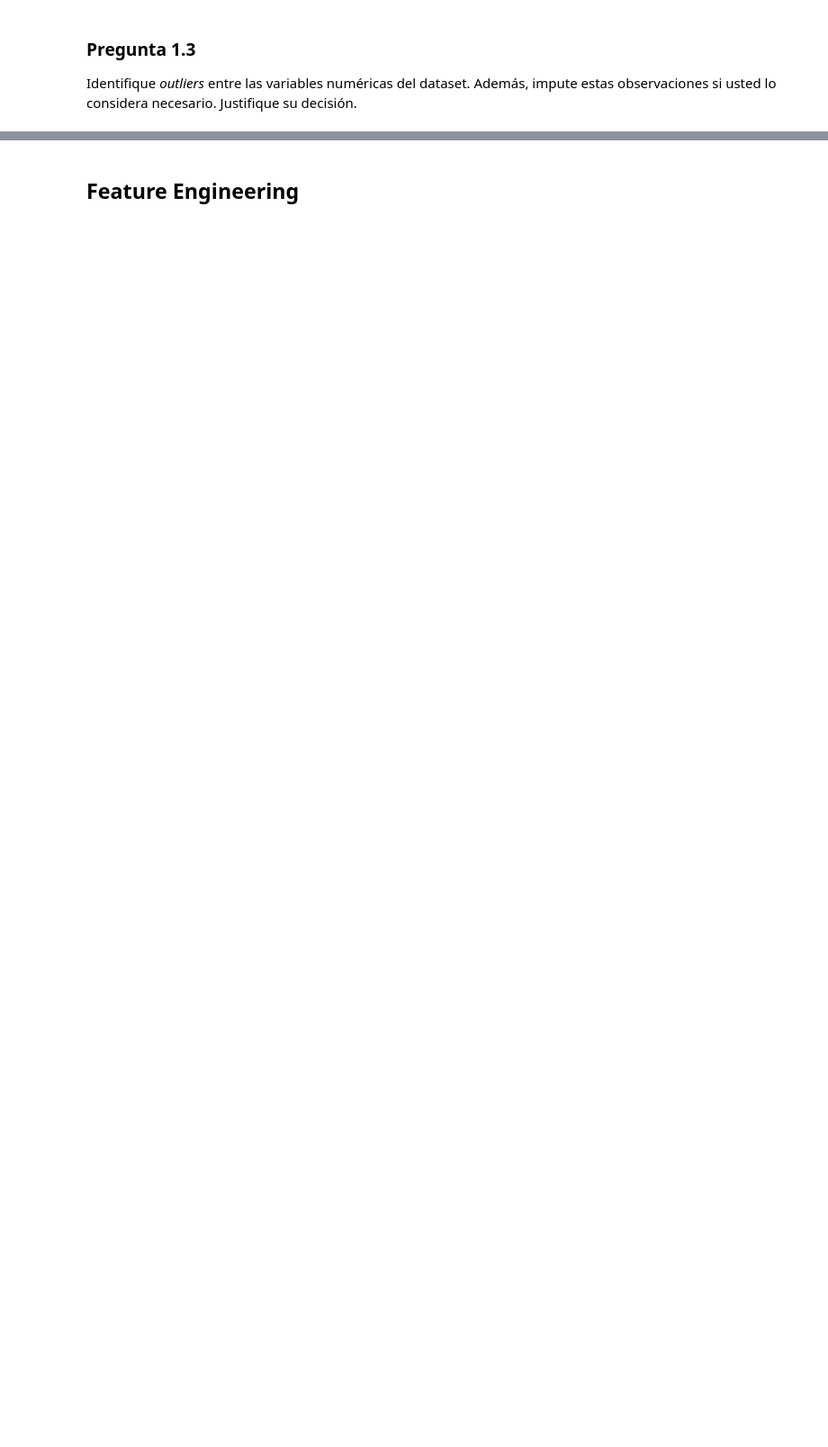
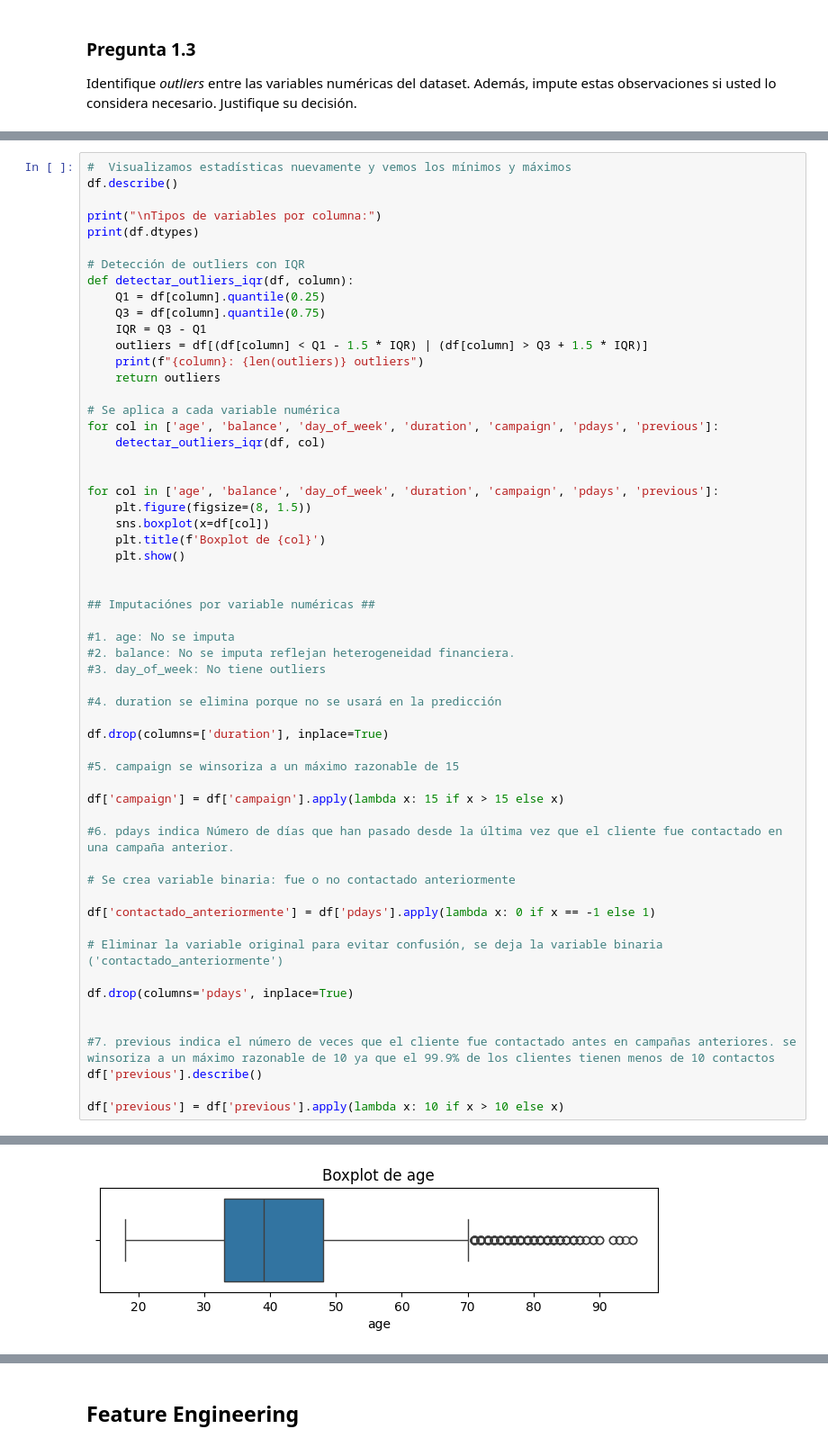
Before and after one commit to GabOqueli-16062022/Aplicaciones_Machine_Learning_economia, a Jupyter notebook: Tarea II/Tarea_2.ipynb, the cells around one changed output, grey strips where cells are left out. Shown at 90% size. Cells and saved outputs as stored; diff of their text form; blank space fills up the shorter version.

```diff
--- a/Tarea II/Tarea_2.ipynb
+++ b/Tarea II/Tarea_2.ipynb
@@ -197,0 +375,58 @@ Identifique _outliers_ entre las variables numéricas del dataset. Además, impu
+# %%
+#  Visualizamos estadísticas nuevamente y vemos los mínimos y máximos
+df.describe()
+
+print("\nTipos de variables por columna:")
+print(df.dtypes)
+
+# Detección de outliers con IQR
+def detectar_outliers_iqr(df, column):
+    Q1 = df[column].quantile(0.25)
+    Q3 = df[column].quantile(0.75)
+    IQR = Q3 - Q1
+    outliers = df[(df[column] < Q1 - 1.5 * IQR) | (df[column] > Q3 + 1.5 * IQR)]
+    print(f"{column}: {len(outliers)} outliers")
+    return outliers
+
+# Se aplica a cada variable numérica
+for col in ['age', 'balance', 'day_of_week', 'duration', 'campaign', 'pdays', 'previous']:
+    detectar_outliers_iqr(df, col)
+
+
+for col in ['age', 'balance', 'day_of_week', 'duration', 'campaign', 'pdays', 'previous']:
+    plt.figure(figsize=(8, 1.5))
+    sns.boxplot(x=df[col])
+    plt.title(f'Boxplot de {col}')
+    plt.show()
+
+
+## Imputaciónes por variable numéricas ##
+
+#1. age: No se imputa
+#2. balance: No se imputa reflejan heterogeneidad financiera.
+#3. day_of_week: No tiene outliers
+
+#4. duration se elimina porque no se usará en la predicción
+
+df.drop(columns=['duration'], inplace=True)
+
+#5. campaign se winsoriza a un máximo razonable de 15
+
+df['campaign'] = df['campaign'].apply(lambda x: 15 if x > 15 else x)
+
+#6. pdays indica Número de días que han pasado desde la última vez que el cliente fue contactado en una campaña anterior.
+
+# Se crea variable binaria: fue o no contactado anteriormente
+
+df['contactado_anteriormente'] = df['pdays'].apply(lambda x: 0 if x == -1 else 1)
+
+# Eliminar la variable original para evitar confusión, se deja la variable binaria ('contactado_anteriormente')
+
+df.drop(columns='pdays', inplace=True)
+
+
+#7. previous indica el número de veces que el cliente fue contactado antes en campañas anteriores. se winsoriza a un máximo razonable de 10 ya que el 99.9% de los clientes tienen menos de 10 contactos
+df['previous'].describe()
+
+df['previous'] = df['previous'].apply(lambda x: 10 if x > 10 else x)
+# %% [output]
@@ -197,0 +450 @@ Identifique _outliers_ entre las variables numéricas del dataset. Además, impu
+[figure, added]
```
Also changed, not shown: parts of 106 cells of this notebook.
